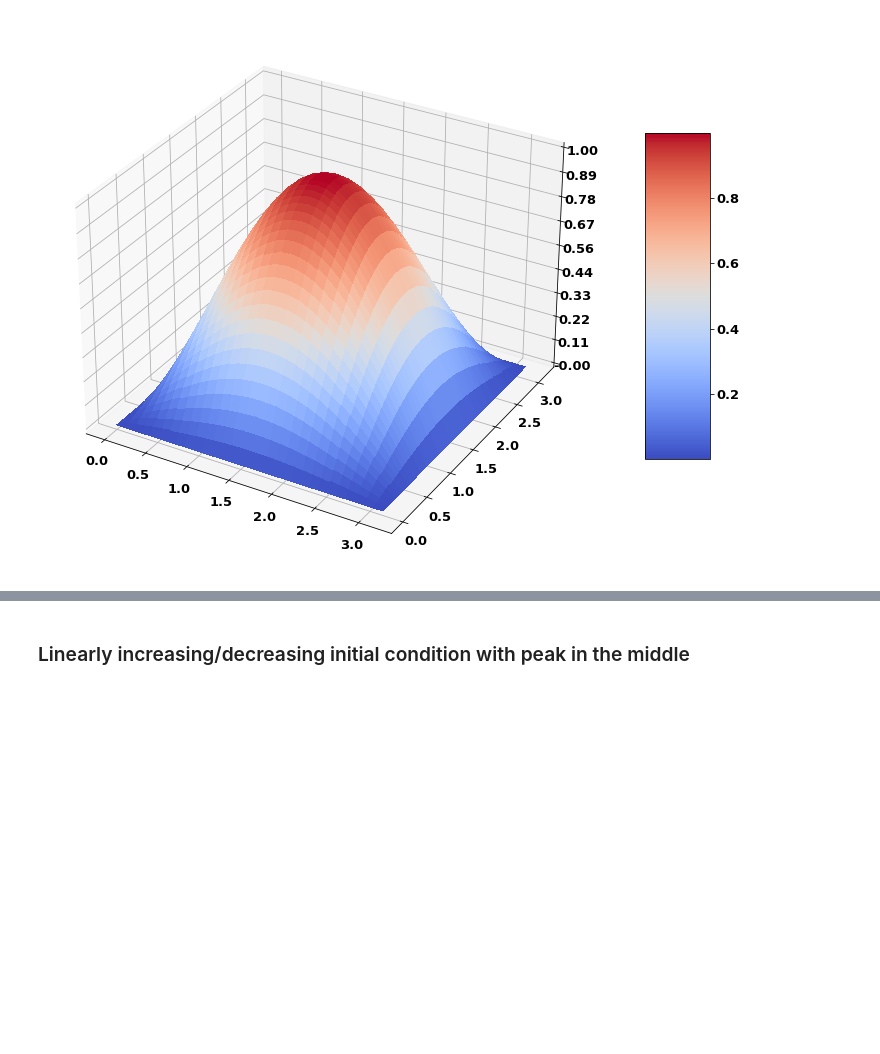
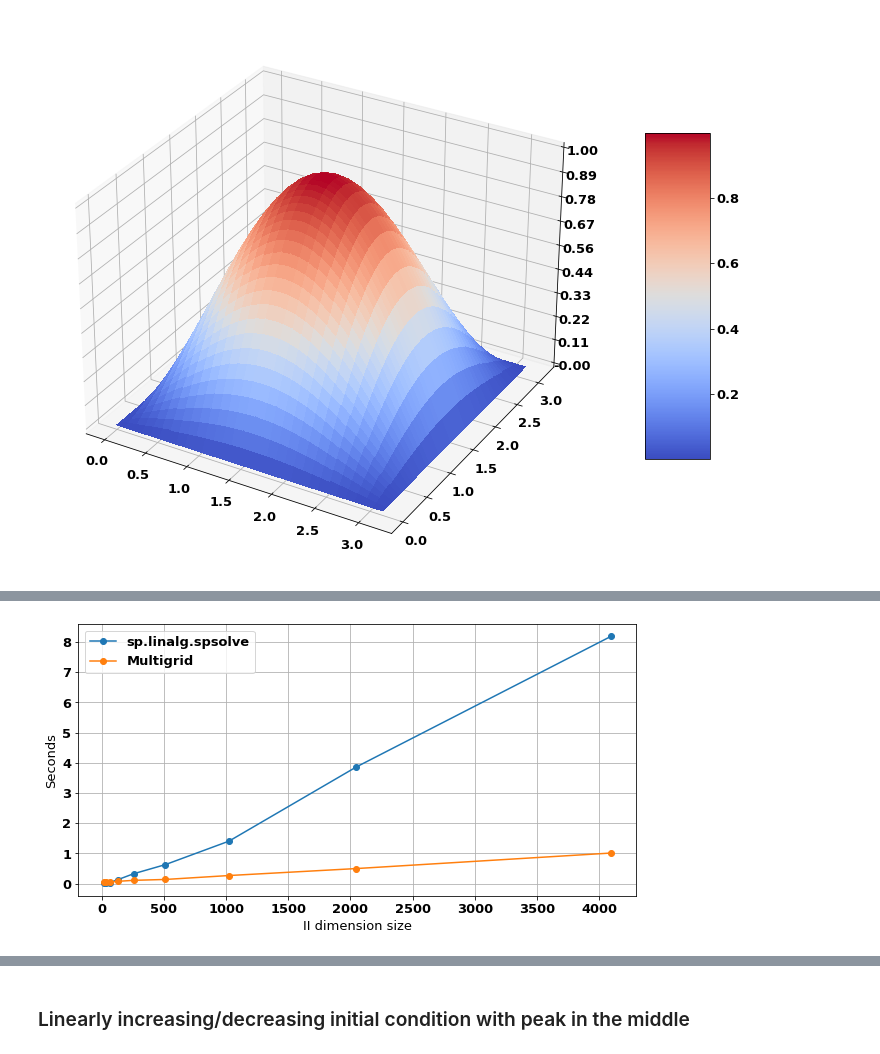
Before and after one commit to fandreuz/multigrid-pde, a Jupyter notebook: multigrid.ipynb, the cells around one changed output, grey strips where cells are left out. Cells and saved outputs as stored; diff of their text form; code cells hidden in the pictures; blank space fills up the shorter version.

```diff
--- a/multigrid.ipynb
+++ b/multigrid.ipynb
@@ -575 +608,47 @@ plot_3d(X, Y, out.reshape(ny, nx))
+# %%
+sizes = [15, 31, 63, 127, 255, 511, 1023, 2047, 4095]
+
+partial_times = np.empty(5, dtype=float)
+multigrid_times = np.empty(len(sizes), dtype=float)
+spsolve_times = np.empty(len(sizes), dtype=float)
+
+for idx, size in enumerate(sizes):
+    nx, ny = (127, size)
+    _, A, rhs = homo_diffusion_problem_2d(omega, (nx, ny), f)
+
+    for i in range(partial_times.size):
+        start = time.time()
+        out = multigrid_2d(
+            A,
+            rhs,
+            (jacobi, 3, 3),
+            3,
+            (nx, ny),
+            weighted_restriction2d,
+            fem_prolongation2d,
+            gamma=2
+        )
+        partial_times[i] = time.time() - start
+    multigrid_times[idx] = np.mean(partial_times)
+
+    for i in range(partial_times.size):
+        start = time.time()
+        out = sp.linalg.spsolve(A, rhs)
+        partial_times[i] = time.time() - start
+    spsolve_times[idx] = np.mean(partial_times)
+# %%
+plt.figure(figsize=(10,5))
+
+plt.plot(sizes, spsolve_times, '-o', label='sp.linalg.spsolve')
+plt.plot(sizes, multigrid_times, '-o', label='Multigrid')
+
+plt.legend()
+plt.grid()
+
+plt.xlabel('II dimension size')
+plt.ylabel('Seconds')
+
+plt.show()
+# %% [output]
+[figure, added]
 # %% [markdown]
```
Also changed, not shown: parts of 12 cells of this notebook.
